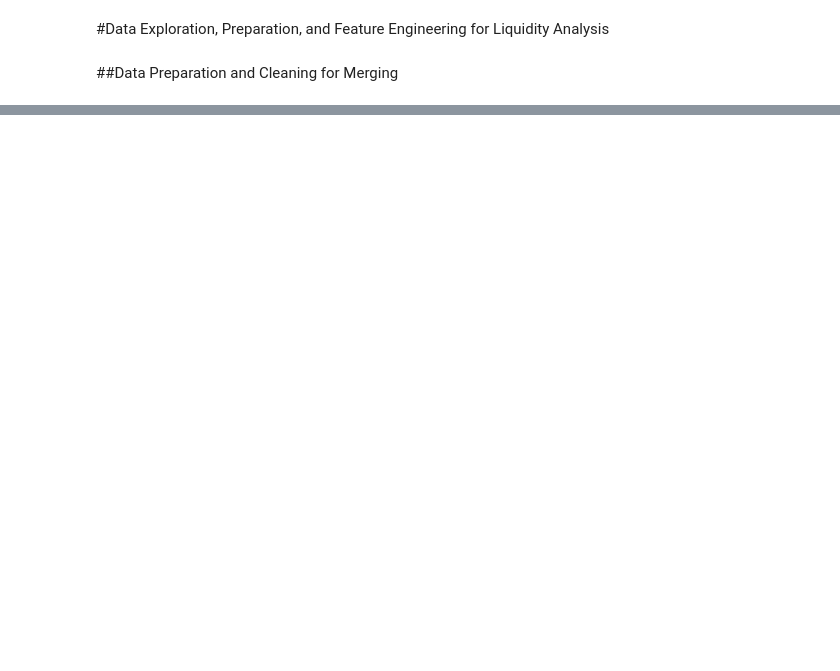
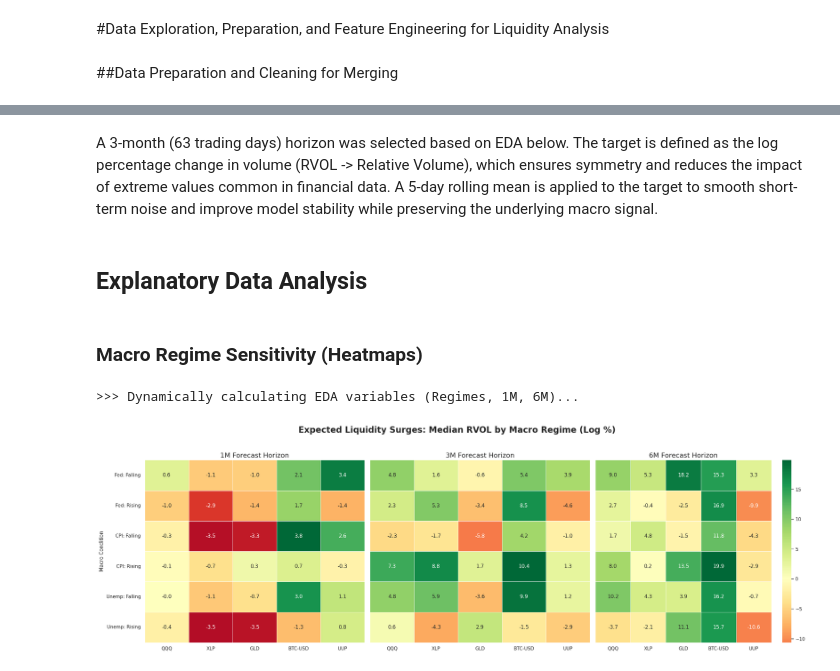
Before and after one commit to Aaguilar123/Macro-Liquidity-Asset-Leaderboard-Forecast, a Jupyter notebook: shared_eda/EDA.ipynb, the cells around one changed output, grey strips where cells are left out. Drawn from its saved outputs; the diff is of its cells as text; code cells hidden in the pictures; blank space fills up the shorter version.

```diff
--- a/shared_eda/EDA.ipynb
+++ b/shared_eda/EDA.ipynb
@@ -194,0 +187,47 @@ plt.show()
+# %% [markdown]
+A 3-month (63 trading days) horizon was selected based on EDA below. The target is defined as the log percentage change in volume (RVOL -> Relative Volume), which ensures symmetry and reduces the impact of extreme values common in financial data. A 5-day rolling mean is applied to the target to smooth short-term noise and improve model stability while preserving the underlying macro signal.
+# %% [markdown]
+## Explanatory Data Analysis
+# %% [markdown]
+### Macro Regime Sensitivity (Heatmaps)
+# %%
+print("\n Dynamically calculating EDA variables (Regimes, 1M, 6M)...")
+
+df_master['Fed_State'] = np.where(df_master['Fed_Rate'].diff(60) > 0, 'Fed: Rising', 'Fed: Falling')
+df_master['CPI_State'] = np.where(df_master['CPI_Inflation'].diff(60) > 0, 'CPI: Rising', 'CPI: Falling')
+df_master['Unemp_State'] = np.where(df_master['Unemployment_Rate'].diff(60) > 0, 'Unemp: Rising', 'Unemp: Falling')
+
+eda_targets = target_columns_3m.copy()
+eda_horizons = {'1M': 21, '6M': 126}
+
+for label, h_days in eda_horizons.items():
+    for col in vol_cols:
+        t_name = f"{col}_Target_RVOL_{label}"
+        raw_t = np.log(df_master[col].shift(-h_days) / df_master[col]) * 100
+        df_master[t_name] = raw_t.rolling(window=5).mean()
+        eda_targets.append(t_name)
+
+# Heatmaps
+def plot_macro_heatmaps(df, targets):
+    fig, axes = plt.subplots(1, 3, figsize=(24, 8), sharey=True)
+    fig.suptitle('Expected Liquidity Surges: Median RVOL by Macro Regime (Log %)', fontsize=20, fontweight='bold')
+
+    for i, label in enumerate(['1M', '3M', '6M']):
+        hz_cols = [c for c in targets if label in c]
+        agg_data = pd.concat([
+            df.groupby('Fed_State')[hz_cols].median(),
+            df.groupby('CPI_State')[hz_cols].median(),
+            df.groupby('Unemp_State')[hz_cols].median()
+        ])
+        agg_data.columns = [c.replace(f'_Target_RVOL_{label}', '') for c in agg_data.columns]
+        sns.heatmap(agg_data, annot=True, cmap='RdYlGn', center=0, fmt=".1f", linewidths=.5, ax=axes[i], cbar=(i==2))
+        axes[i].set_title(f'{label} Forecast Horizon', fontsize=16)
+        if i == 0: axes[i].set_ylabel('Macro Condition', fontsize=12)
+
+    plt.tight_layout(rect=[0, 0.03, 1, 0.95])
+    plt.show()
+
+plot_macro_heatmaps(df_master, eda_targets)
+# %% [output]
+>>> Dynamically calculating EDA variables (Regimes, 1M, 6M)...
+[figure, added]
```
Also changed, not shown: parts of 33 cells of this notebook.
